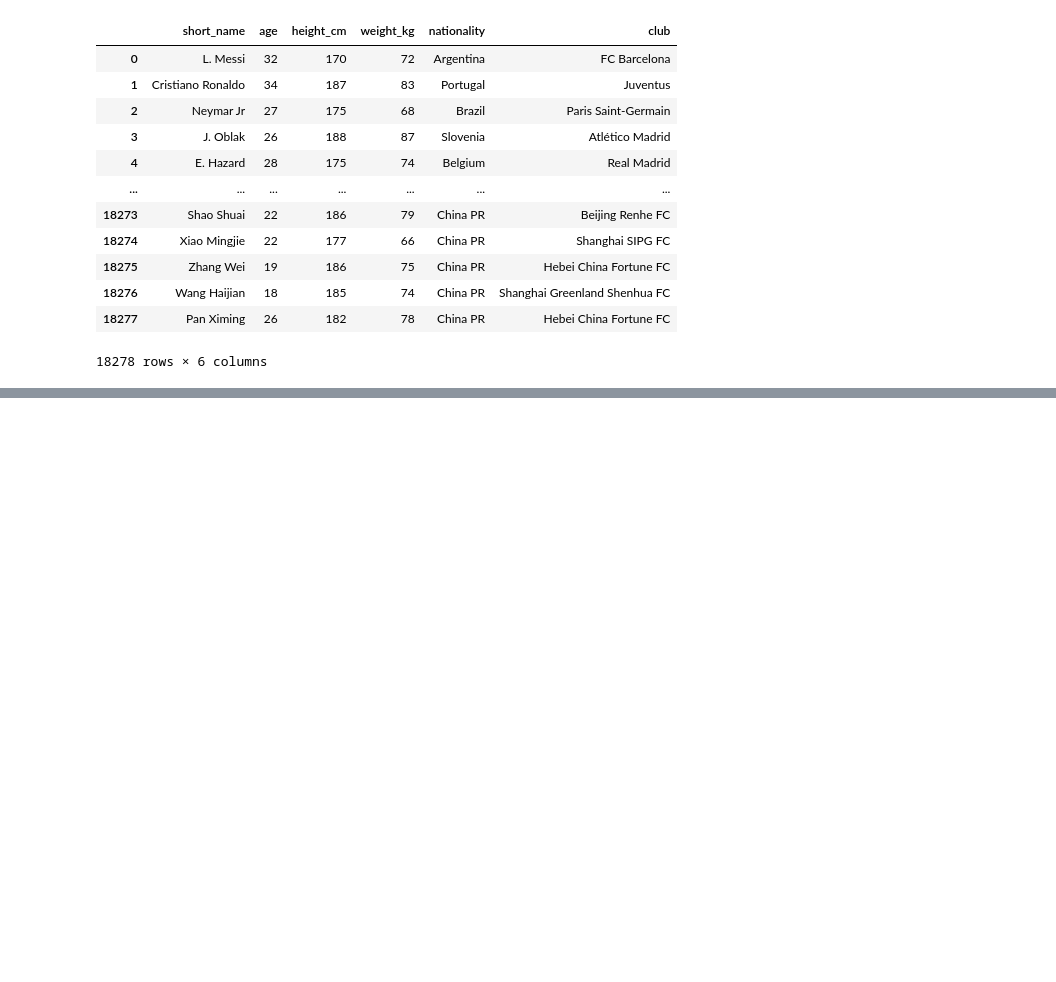
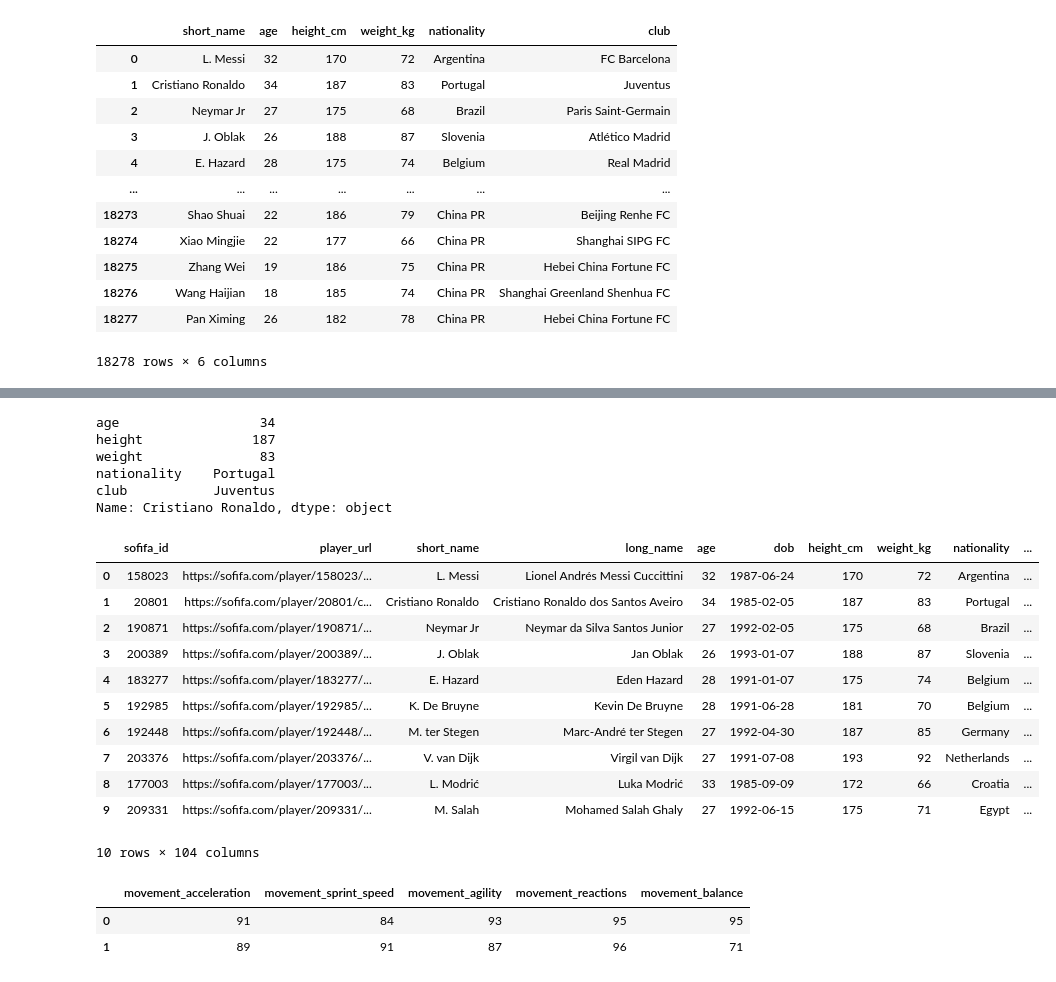
Before and after one commit to Kinetics20/Data_Science_notes, a Jupyter notebook: notebooks/pandas_merge_2.ipynb, the cells around one changed output, grey strips where cells are left out. Drawn from its saved outputs; the diff is of its cells as text; code cells hidden in the pictures; blank space fills up the shorter version.

```diff
--- a/notebooks/pandas_merge_2.ipynb
+++ b/notebooks/pandas_merge_2.ipynb
@@ -1047,0 +1107,25 @@ df
+# %%
+df.loc['Cristiano Ronaldo']
+# %% [output]
+age                  34
+height              187
+weight               83
+nationality    Portugal
+club           Juventus
+Name: Cristiano Ronaldo, dtype: object
+# %%
+df = pd.read_csv(os.path.join(data_path, 'players_20.csv', ), nrows=10)
+df
+# %% [output]
+|  | sofifa_id | player_url | short_name | long_name | age | dob | height_cm | weight_kg | nationality | ... |
+| 0 | 158023 | https://sofifa.com/player/158023/... | L. Messi | Lionel Andrés Messi Cuccittini | 32 | 1987-06-24 | 170 | 72 | Argentina | ... |
+| 1 | 20801 | https://sofifa.com/player/20801/c... | Cristiano Ronaldo | Cristiano Ronaldo dos Santos Aveiro | 34 | 1985-02-05 | 187 | 83 | Portugal | ... |
+| 2 | 190871 | https://sofifa.com/player/190871/... | Neymar Jr | Neymar da Silva Santos Junior | 27 | 1992-02-05 | 175 | 68 | Brazil | ... |
+| 3 | 200389 | https://sofifa.com/player/200389/... | J. Oblak | Jan Oblak | 26 | 1993-01-07 | 188 | 87 | Slovenia | ... |
+| 4 | 183277 | https://sofifa.com/player/183277/... | E. Hazard | Eden Hazard | 28 | 1991-01-07 | 175 | 74 | Belgium | ... |
+| 5 | 192985 | https://sofifa.com/player/192985/... | K. De Bruyne | Kevin De Bruyne | 28 | 1991-06-28 | 181 | 70 | Belgium | ... |
+| 6 | 192448 | https://sofifa.com/player/192448/... | M. ter Stegen | Marc-André ter Stegen | 27 | 1992-04-30 | 187 | 85 | Germany | ... |
+| 7 | 203376 | https://sofifa.com/player/203376/... | V. van Dijk | Virgil van Dijk | 27 | 1991-07-08 | 193 | 92 | Netherlands | ... |
+| 8 | 177003 | https://sofifa.com/player/177003/... | L. Modrić | Luka Modrić | 33 | 1985-09-09 | 172 | 66 | Croatia | ... |
+| 9 | 209331 | https://sofifa.com/player/209331/... | M. Salah | Mohamed Salah Ghaly | 27 | 1992-06-15 | 175 | 71 | Egypt | ... |
+10 rows × 104 columns
@@ -1047,0 +1134,6 @@ df
+# %%
+df_col_mov
+# %% [output]
+|  | movement_acceleration | movement_sprint_speed | movement_agility | movement_reactions | movement_balance |
+| 0 | 91 | 84 | 93 | 95 | 95 |
+| 1 | 89 | 91 | 87 | 96 | 71 |
```
Also changed, not shown: parts of 16 cells of this notebook.
